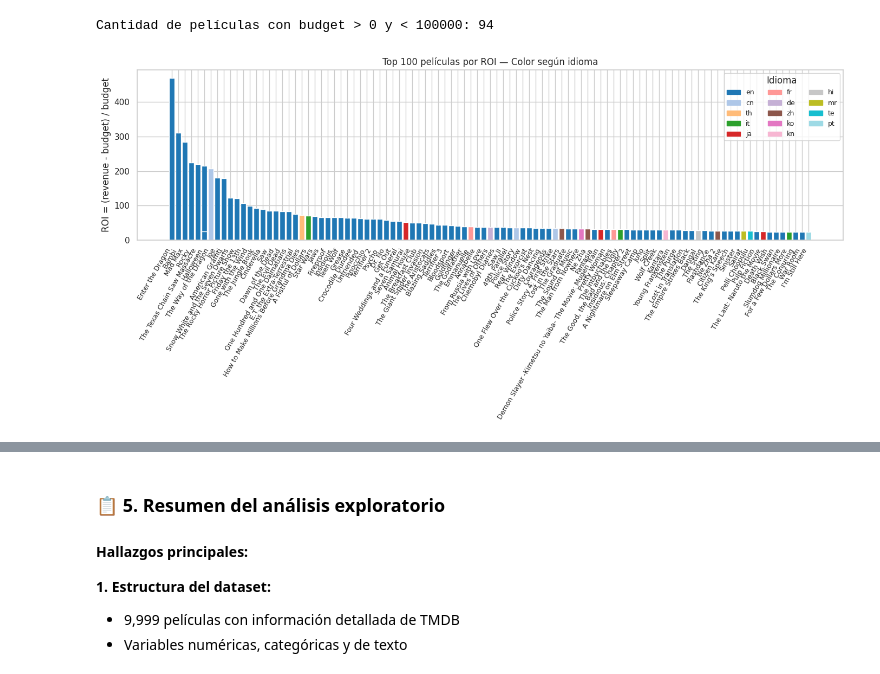
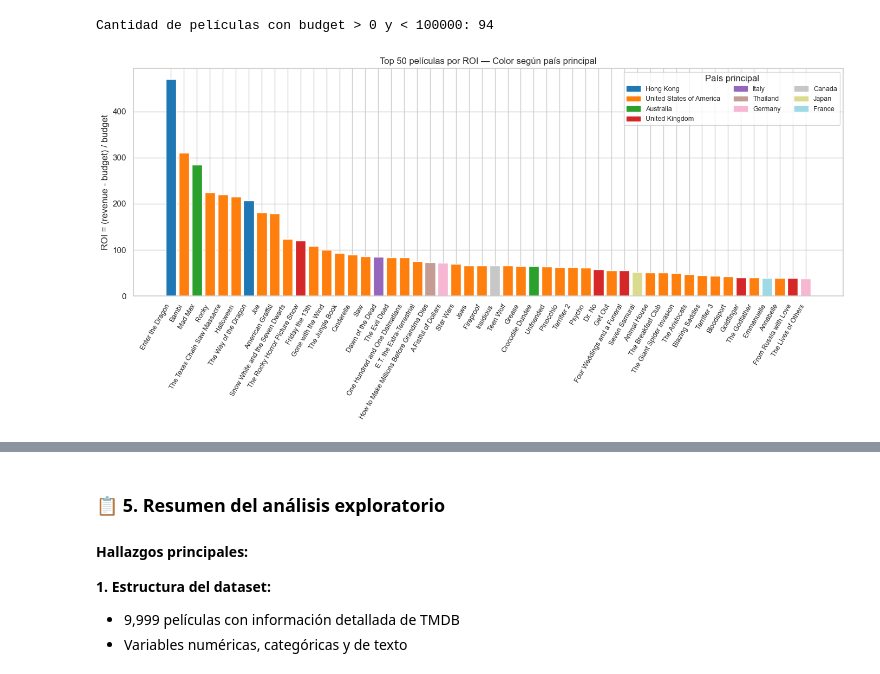
Before and after one commit to david-wis/filmining-scraper, a Jupyter notebook: notebooks/tp2.ipynb, the cells around one changed output, grey strips where cells are left out. Saved outputs shown, nothing was run; the diff lists cells and outputs as text; code cells hidden in the pictures.

Commit message:
Use countries instead of languages for analysis

```diff
--- a/notebooks/tp2.ipynb
+++ b/notebooks/tp2.ipynb
@@ -712,8 +710,9 @@ if 'release_date' in df_movies.columns:
         top3_idx = n.argsort()[-3:][::-1]
         for idx in top3_idx:
             bin_center = (bins[idx] + bins[idx+1]) / 2
+            year = int(bin_center)
             plt.annotate(
-                f"{int(n[idx])}",
+                f"{int(n[idx])} ({year})",
                 xy=(bin_center, n[idx]),
                 xytext=(bin_center, n[idx] + max(n) * 0.05),
                 ha="center", fontsize=10,
@@ -885,58 +896,63 @@ print(f"Cantidad de películas con budget > 0 y < 100000: {count_low_revenue}")
 # %% [output]
 Cantidad de películas con budget > 0 y < 100000: 94
 # %%
-# --- Top 100: ROI por película (color según idioma) + Top 3 por idioma en Top 100 ---
+# --- Top 50: ROI por película (color según país) + Top 3 por país en Top 50 ---
 
-# Calcular ROI clásico si no está
-df_valid = df_movies.copy()
-df_valid["roi"] = np.where(
-    (df_valid["budget"] > 100000) & df_valid["revenue"].notna(),
-    (df_valid["revenue"] - df_valid["budget"]) / df_valid["budget"],
-    np.nan
-)
-df_valid = df_valid[df_valid["roi"].notna()].copy()
+# Usar el df_valid previamente calculado y filtrar por budget y revenue válidos
+# (asumimos que df_valid ya tiene el ROI calculado y los filtros aplicados)
 
-# Top 100 y Top 100 por ROI
-top100 = df_valid.sort_values("roi", ascending=False).head(100).copy()
+# Definir columna de país principal usando la función get_country_name
+if "country_name" not in df_valid.columns:
+    df_valid = df_valid.copy()
+    df_valid["country_name"] = df_valid["production_countries"].apply(get_main_country_name)
 
+# Filtrar por budget y revenue válidos y país no nulo
+df_valid_country = df_valid[
+    (df_valid["budget"] > 100000) &
+    (df_valid["revenue"] > 0) &
+    (df_valid["roi"].notna()) &
+    (df_valid["country_name"].notna()) &
+    (df_valid["country_name"] != "")
+].copy()
 
-# Colores por idioma usando un colormap
-langs = top100["original_language"].astype(str)
-uniq_langs = langs.unique()
-cmap = plt.get_cmap("tab20", len(uniq_langs))
-lang_to_color = {lang: cmap(i) for i, lang in enumerate(uniq_langs)}
-bar_colors = [lang_to_color[lang] for lang in langs]
+# Top 50 por ROI
+top50_country = df_valid_country.sort_values("roi", ascending=False).head(50).copy()
 
-# --- Barplot: ROI por película (Top 100) con escala logarítmica ---
+# Colores por país usando un colormap
+countries = top50_country["country_name"].astype(str)
+uniq_countries = countries.unique()
+cmap = plt.get_cmap("tab20", len(uniq_countries))
+country_to_color = {country: cmap(i) for i, country in enumerate(uniq_countries)}
+bar_colors = [country_to_color[country] for country in countries]
+
+# --- Barplot: ROI por película (Top 50) con color por país ---
 plt.figure(figsize=(14, 7))
-bars = plt.bar(top100["title"], top100["roi"], color=bar_colors)
+bars = plt.bar(top50_country["title"], top50_country["roi"], color=bar_colors)
 
 plt.ylabel("ROI = (revenue - budget) / budget")
-plt.title("Top 100 películas por ROI — Color según idioma")
+plt.title("Top 50 películas por ROI — Color según país principal")
 plt.xticks(rotation=60, ha="right", fontsize=9)
 
-# Leyenda de idiomas
-handles = [plt.Rectangle((0,0),1,1, color=lang_to_color[lang]) for lang in uniq_langs]
-plt.legend(handles, uniq_langs, title="Idioma", fontsize=9, ncol=3)
-
-# Escala logarítmica para mejorar la comparación
+# Leyenda de países
+handles = [plt.Rectangle((0,0),1,1, color=country_to_color[country]) for country in uniq_countries]
+plt.legend(handles, uniq_countries, title="País principal", fontsize=9, ncol=3)
 
 plt.tight_layout()
 plt.show()
 
-# --- Tabla: Top 3 películas por idioma dentro del Top 100 (por ROI) ---
-cols_show = ["title", "original_language", "release_year", "budget", "revenue", "roi"]
-cols_show = [c for c in cols_show if c in top100.columns]
+# --- Tabla: Top 3 películas por país dentro del Top 50 (por ROI) ---
+cols_show = ["title", "country_name", "release_year", "budget", "revenue", "roi"]
+cols_show = [c for c in cols_show if c in top50_country.columns]
 
-top_by_lang = (top100
-               .sort_values(["original_language", "roi"], ascending=[True, False])
-               .groupby("original_language")
-               .head(3))
+top_by_country = (top50_country
+                  .sort_values(["country_name", "roi"], ascending=[True, False])
+                  .groupby("country_name")
+                  .head(3))
 
 # Ordenar por ROI (desc)
-top_by_lang = top_by_lang.sort_values("roi", ascending=False).reset_index(drop=True)
+top_by_country = top_by_country.sort_values("roi", ascending=False).reset_index(drop=True)
 
-print("\n=== Top 3 películas por idioma dentro del Top 100 (por ROI) ===")
-display(top_by_lang[cols_show])
+print("\n=== Top 3 películas por país dentro del Top 50 (por ROI) ===")
+display(top_by_country[cols_show])
 # %% [output]
-[figure, old version]
+[figure, new version]
```
Also changed, not shown: parts of 14 cells of this notebook.
